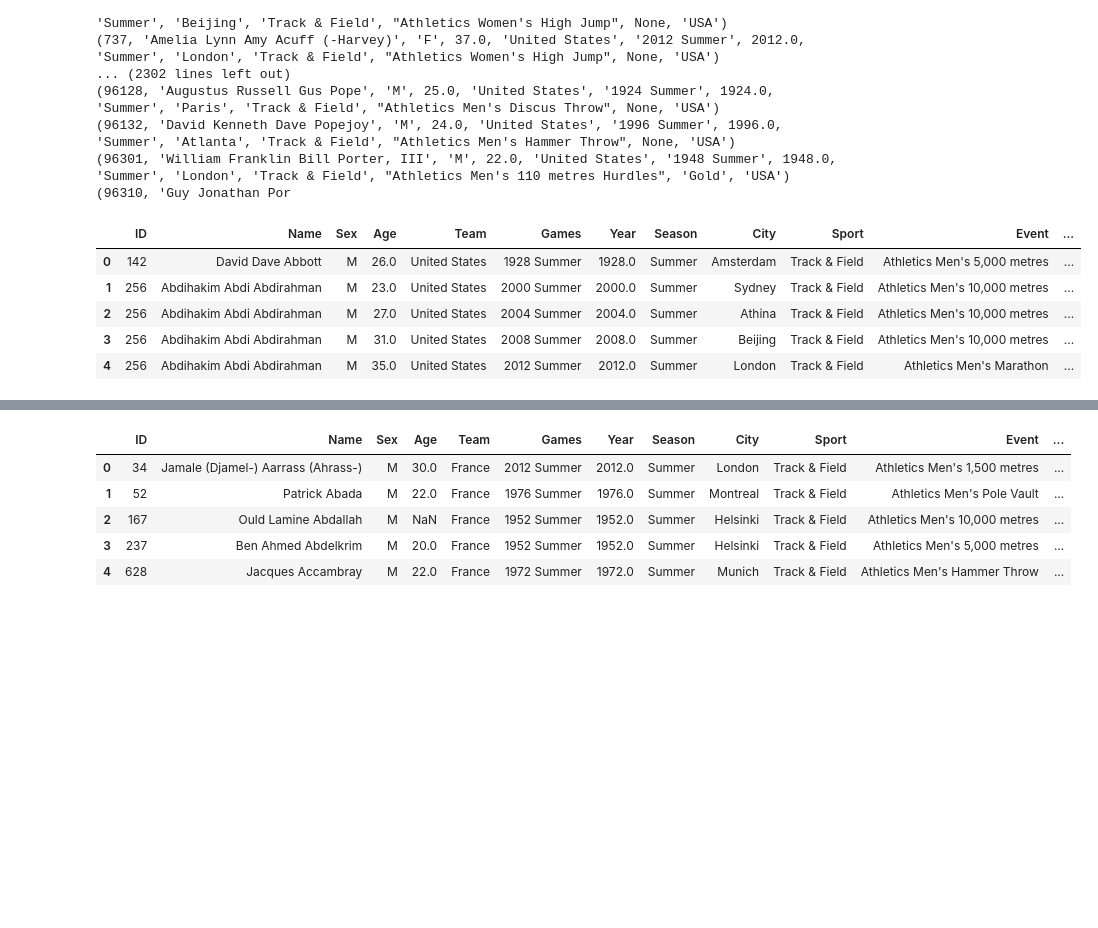
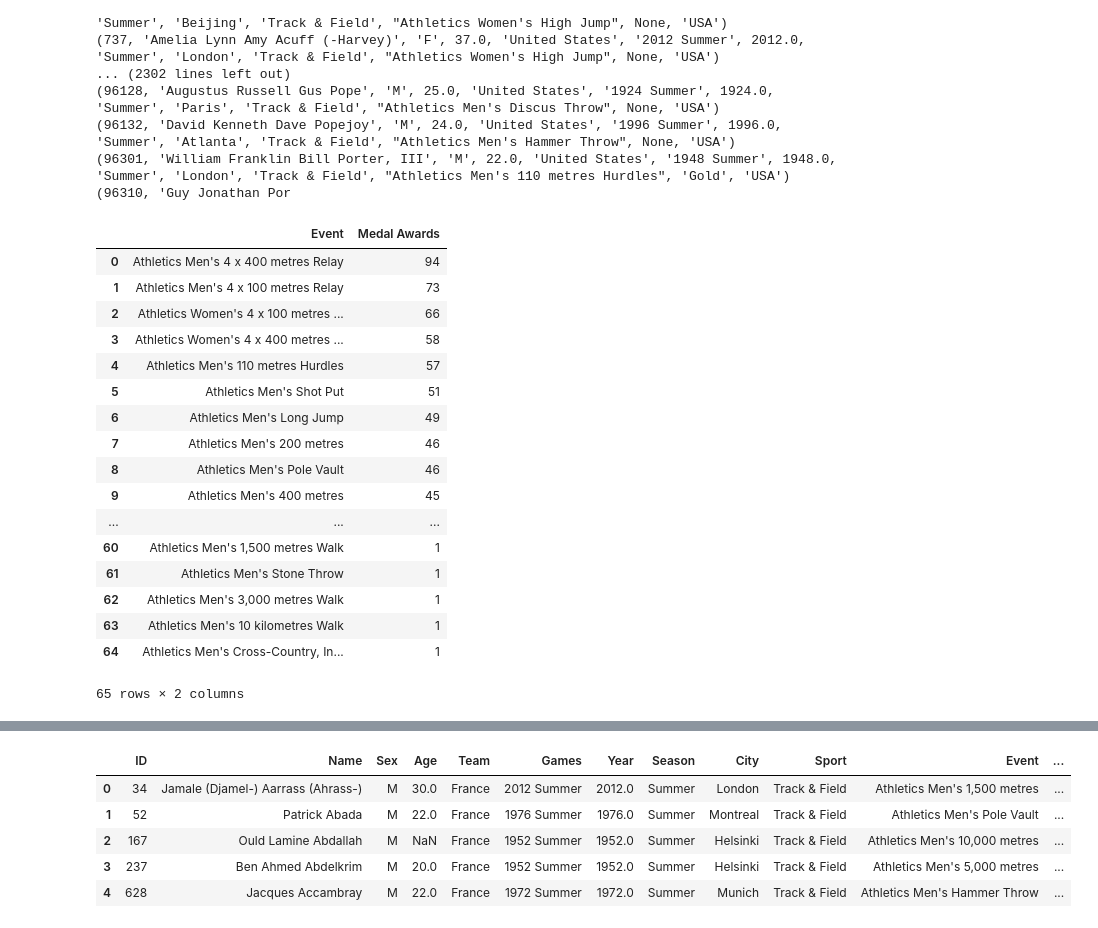
Before and after one commit to juluobruce/Summer-Olympics-Project, a Jupyter notebook: records.ipynb, the cells around one changed output, grey strips where cells are left out. Cells and saved outputs as stored; diff of their text form; code cells hidden in the pictures; blank space fills up the shorter version.

```diff
--- a/records.ipynb
+++ b/records.ipynb
@@ -472,12 +470,29 @@ us_data = pd.read_sql("SELECT * FROM us", conn)
+# %%
+
+
+us_data = pd.read_sql('SELECT "Event", COUNT("Medal") as "Medal Awards" FROM US WHERE "Medal" IS NOT NULL GROUP BY("Event") ORDER BY("Medal Awards") DESC'
+, conn)
 # %%
-us_data.head()
+us_data.head(65)
 # %% [output]
-|  | ID | Name | Sex | Age | Team | Games | Year | Season | City | Sport | Event | ... |
-| 0 | 142 | David Dave Abbott | M | 26.0 | United States | 1928 Summer | 1928.0 | Summer | Amsterdam | Track & Field | Athletics Men's 5,000 metres | ... |
-| 1 | 256 | Abdihakim Abdi Abdirahman | M | 23.0 | United States | 2000 Summer | 2000.0 | Summer | Sydney | Track & Field | Athletics Men's 10,000 metres | ... |
-| 2 | 256 | Abdihakim Abdi Abdirahman | M | 27.0 | United States | 2004 Summer | 2004.0 | Summer | Athina | Track & Field | Athletics Men's 10,000 metres | ... |
-| 3 | 256 | Abdihakim Abdi Abdirahman | M | 31.0 | United States | 2008 Summer | 2008.0 | Summer | Beijing | Track & Field | Athletics Men's 10,000 metres | ... |
-| 4 | 256 | Abdihakim Abdi Abdirahman | M | 35.0 | United States | 2012 Summer | 2012.0 | Summer | London | Track & Field | Athletics Men's Marathon | ... |
+|  | Event | Medal Awards |
+| 0 | Athletics Men's 4 x 400 metres Relay | 94 |
+| 1 | Athletics Men's 4 x 100 metres Relay | 73 |
+| 2 | Athletics Women's 4 x 100 metres ... | 66 |
+| 3 | Athletics Women's 4 x 400 metres ... | 58 |
+| 4 | Athletics Men's 110 metres Hurdles | 57 |
+| 5 | Athletics Men's Shot Put | 51 |
+| 6 | Athletics Men's Long Jump | 49 |
+| 7 | Athletics Men's 200 metres | 46 |
+| 8 | Athletics Men's Pole Vault | 46 |
+| 9 | Athletics Men's 400 metres | 45 |
+| ... | ... | ... |
+| 60 | Athletics Men's 1,500 metres Walk | 1 |
+| 61 | Athletics Men's Stone Throw | 1 |
+| 62 | Athletics Men's 3,000 metres Walk | 1 |
+| 63 | Athletics Men's 10 kilometres Walk | 1 |
+| 64 | Athletics Men's Cross-Country, In... | 1 |
+65 rows × 2 columns
 # %%
 germany_data = pd.read_sql("SELECT * FROM germany", conn)
 # %%
```
Also changed, not shown: parts of 2 cells of this notebook, 3 other files.
